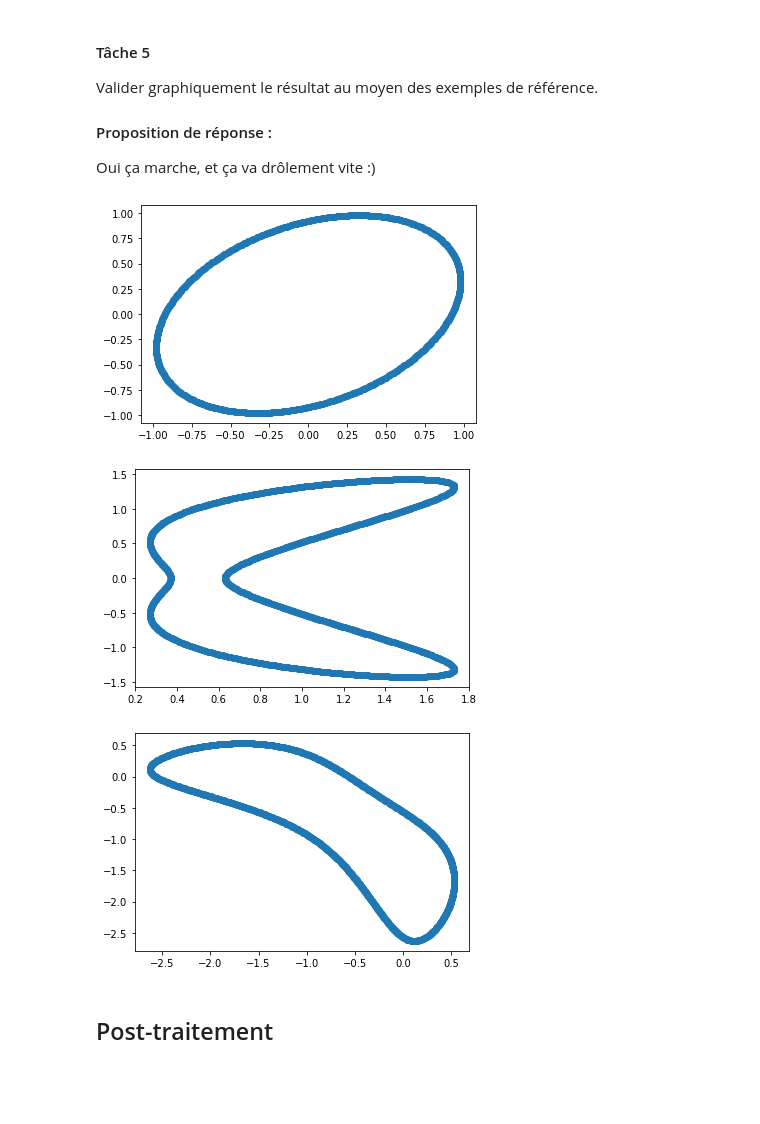
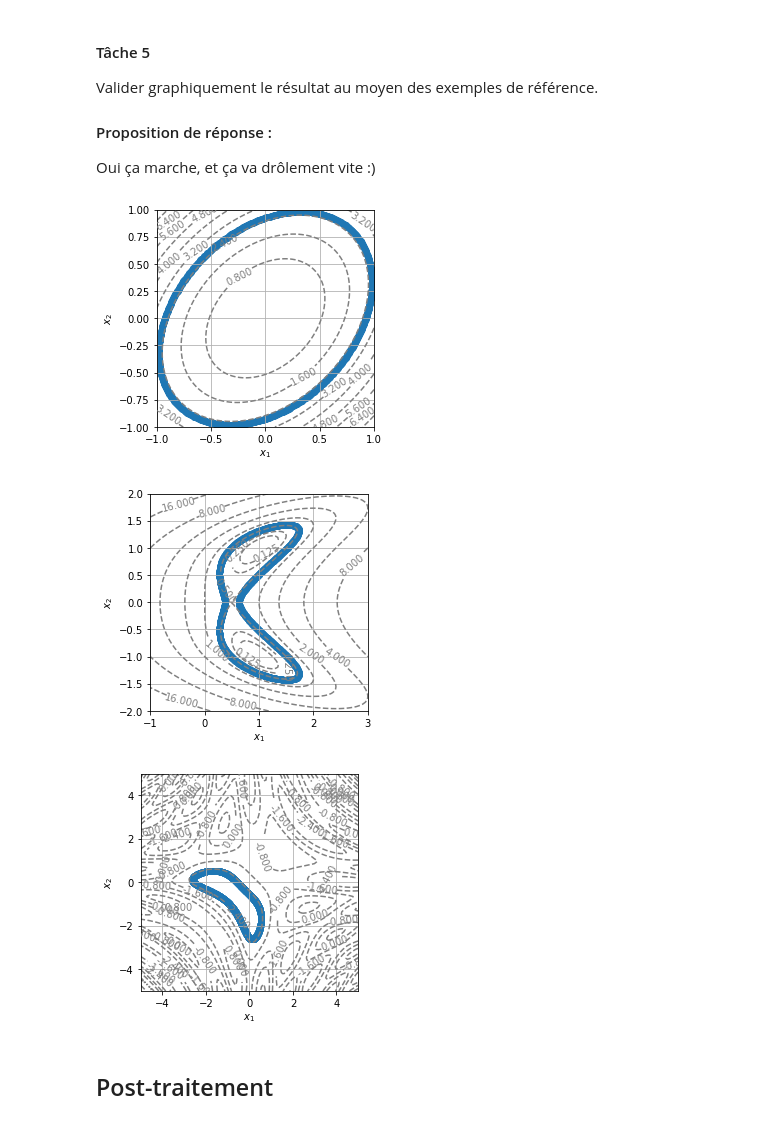
Before and after one commit to plgstalter/gstalter_freyther_ue11, a Jupyter notebook: gstalter_freyther.ipynb, the cells around one changed output. Drawn from its saved outputs; the diff is of its cells as text; code cells hidden in the pictures; blank space fills up the shorter version.

```diff
--- a/gstalter_freyther.ipynb
+++ b/gstalter_freyther.ipynb
@@ -417,23 +456,52 @@ Valider graphiquement le résultat au moyen des exemples de référence.
 
 #### Proposition de réponse :
 Oui ça marche, et ça va drôlement vite :)
-# %%
-values_1 = better_level_curve(f1, .8, .8, 0.01, 200)
-values_2 = better_level_curve(f2, .3, .3, 0.01, 200)
-values_3 = better_level_curve(f3, .5, -2., 0.01, 200)
-
-
-%matplotlib inline
-plt.figure() ;
-plt.scatter(values_1[0, :], values_1[1, :]) ;
-plt.figure() ;
-plt.scatter(values_2[0, :], values_2[1, :]) ;
-plt.figure() ;
-plt.scatter(values_3[0, :], values_3[1, :]) ;
-# %% [output]
-[figure, removed]
-[figure, removed]
-[figure, removed]
+# %%
+def display_contour_ter(f, x, y, levels, x0, y0, delta=.01, N = 200):
+    X, Y = np.meshgrid(x, y)
+    Z = f(X, Y)
+    fig, ax = plt.subplots()
+    contour_set = plt.contour(
+        X, Y, Z, colors="grey", linestyles="dashed",
+        levels=levels
+    )
+    ax.clabel(contour_set)
+
+    values = better_level_curve(f, x0, y0, delta, N)
+    plt.scatter(values[0, :], values[1, :])
+
+    plt.grid(True)
+    plt.xlabel("$x_1$")
+    plt.ylabel("$x_2$")
+    plt.gca().set_aspect("equal")
+
+
+display_contour_ter(f1,
+    x=np.linspace(-1.0, 1.0, 100),
+    y=np.linspace(-1.0, 1.0, 100),
+    levels=10,
+    x0=.8,
+    y0=.8,)
+
+display_contour_ter(f2,
+    x=np.linspace(-1.0, 3.0, 100),
+    y=np.linspace(-2.0, 2.0, 100),
+    levels=[2**i for i in range(-3, 8)],
+    x0=.3,
+    y0=.3,
+)
+
+display_contour_ter(f3,
+    x=np.linspace(-5.0, 5.0, 100),
+    y=np.linspace(-5.0, 5.0, 100),
+    levels=5,
+    x0=.5,
+    y0=-2.
+)
+# %% [output]
+[figure, added]
+[figure, added]
+[figure, added]
 # %% [markdown]
 ## Post-traitement
 # %% [markdown]
```
Also changed, not shown: parts of 4 cells of this notebook.
